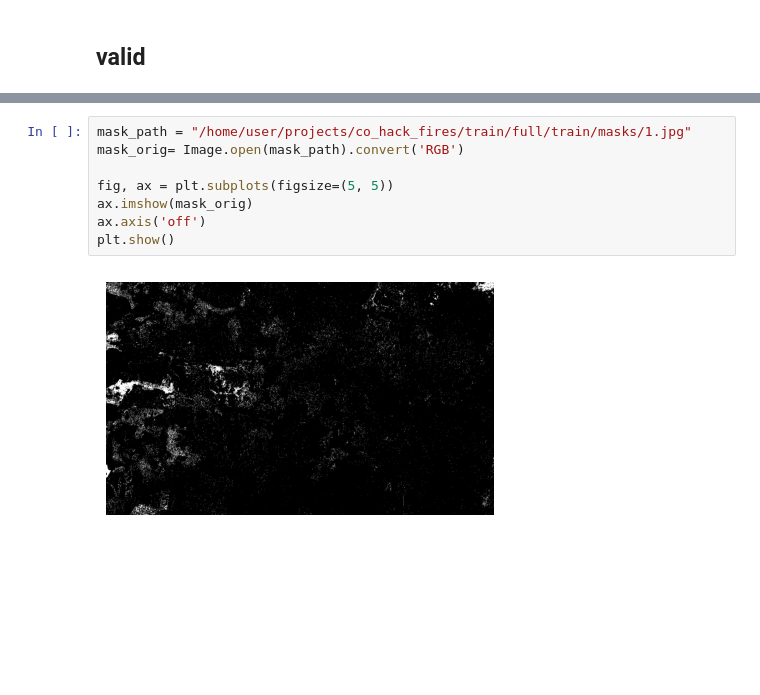
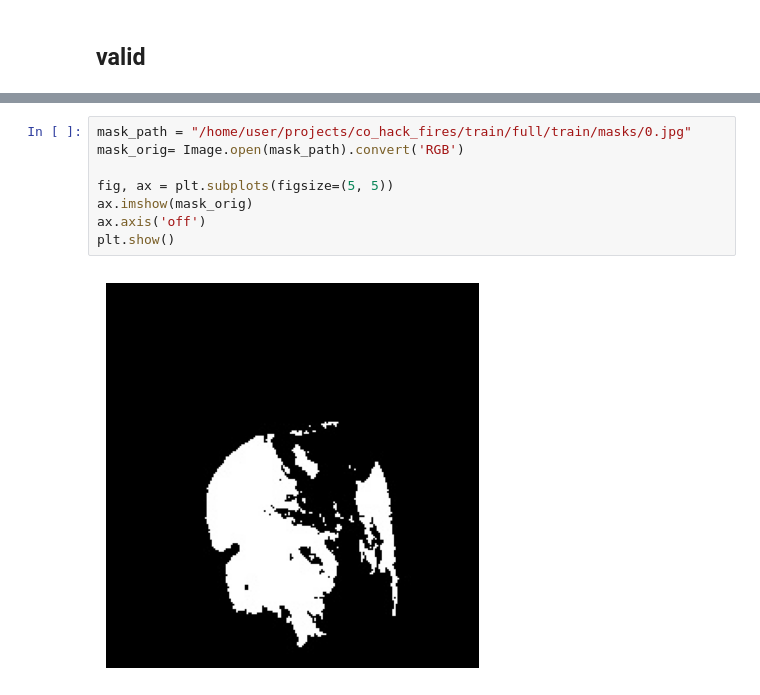
Before and after one commit to Oladiy/forest-fires, a Jupyter notebook: train_script.ipynb, the cells around one changed output, grey strips where cells are left out. Cells and saved outputs as stored; diff of their text form; blank space fills up the shorter version.

```diff
--- a/train_script.ipynb
+++ b/train_script.ipynb
@@ -337,10 +384,10 @@ display_results(image_path, predicted_mask)
 # %%
-mask_path = "/home/user/projects/co_hack_fires/train/full/train/masks/1.jpg"
+mask_path = "/home/user/projects/co_hack_fires/train/full/train/masks/0.jpg"
 mask_orig= Image.open(mask_path).convert('RGB')
 
 fig, ax = plt.subplots(figsize=(5, 5))
 ax.imshow(mask_orig)
 ax.axis('off')
 plt.show()
 # %% [output]
-[figure, old version]
+[figure, new version]
```
Also changed, not shown: parts of 4 cells of this notebook.
